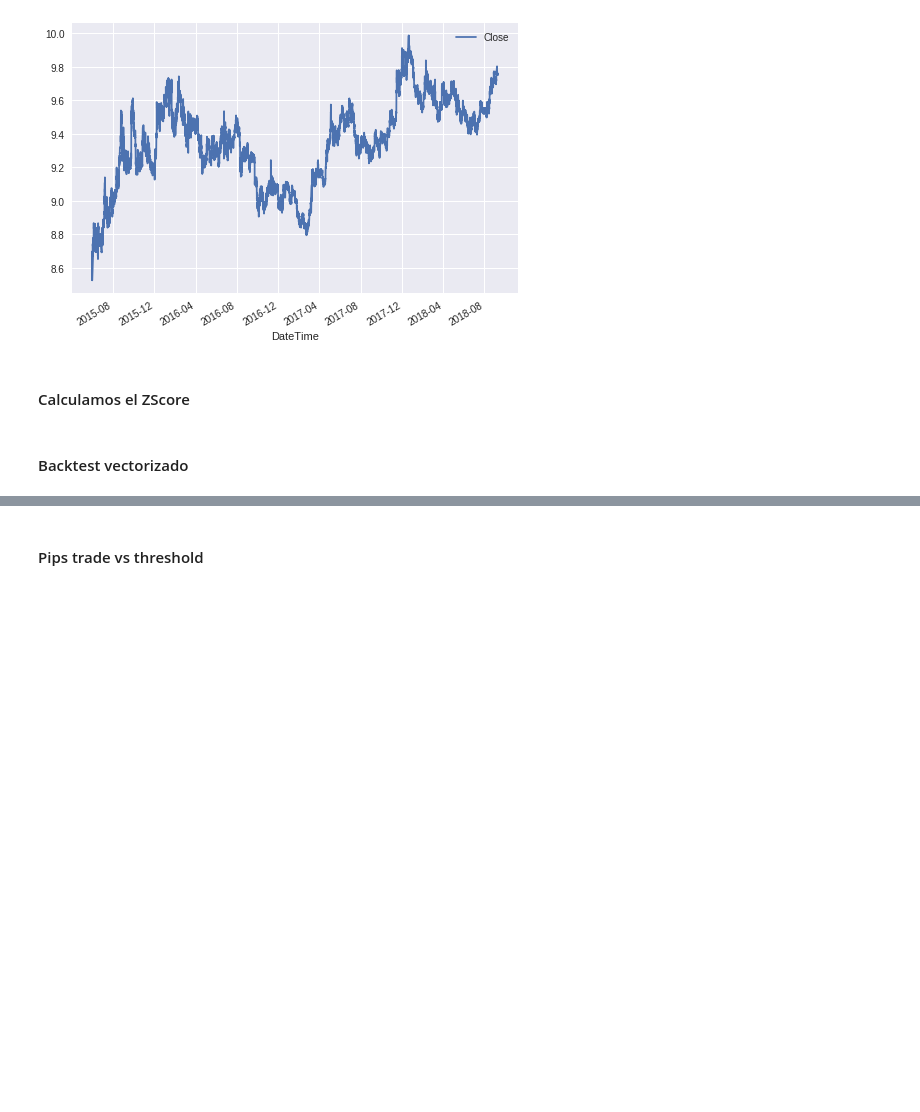
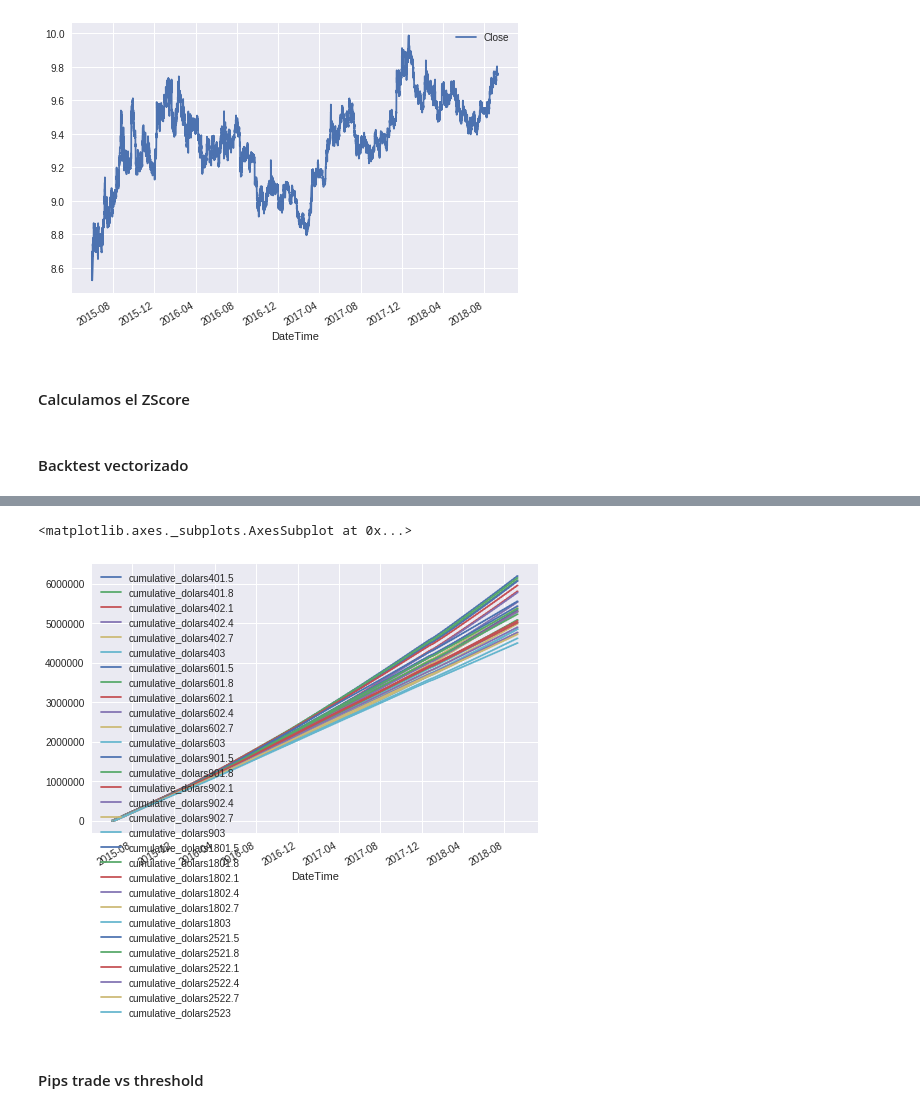
Before and after one commit to eltiotino/darwins, a Jupyter notebook: Basic_mean_reversion_tiotino.ipynb, the cells around one changed output, grey strips where cells are left out. Drawn from its saved outputs; the diff is of its cells as text; code cells hidden in the pictures; blank space fills up the shorter version.

```diff
--- a/Basic_mean_reversion_tiotino.ipynb
+++ b/Basic_mean_reversion_tiotino.ipynb
@@ -80,3 +129,14 @@ KeyError: ignored
+# %%
+for item in roll:
+  for corte in cortes:
+    df['cumulative_dolars{}{}'.format(item,corte)] = (np.cumsum(df['sym_1_profit{}{}€'.format(item,corte)])*pip)*pip_value
+# %%
+scores = [n for n in df.filter(like='cumulative_dol',axis=1).columns]
+scores
+df[scores].plot()
+# %% [output]
+<matplotlib.axes._subplots.AxesSubplot at 0x...>
+[figure, added]
 # %%
 import matplotlib.pyplot as plt
 # %% [markdown]
```
Also changed, not shown: parts of 10 cells of this notebook.
